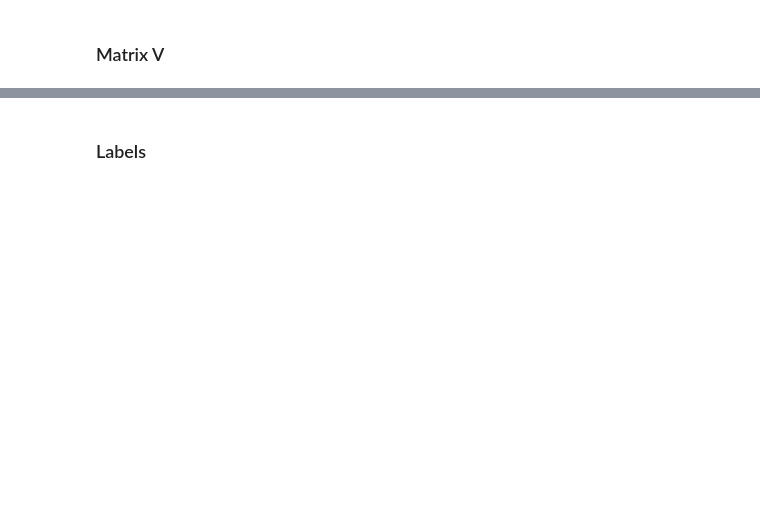
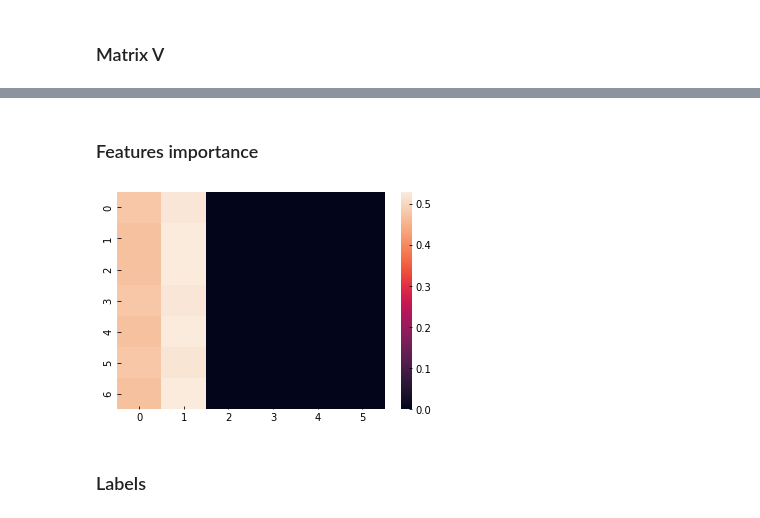
Before and after one commit to mateuscsc/ML_Project_CIN, a Jupyter notebook: code/notebooks/EFCM_LS1.ipynb, the cells around one changed output, grey strips where cells are left out. Drawn from its saved outputs; the diff is of its cells as text; code cells hidden in the pictures; blank space fills up the shorter version.

```diff
--- a/code/notebooks/EFCM_LS1.ipynb
+++ b/code/notebooks/EFCM_LS1.ipynb
@@ -89,3 +148,10 @@ model[np.argmin(u)].fuzzy_weight_matrix
+# %% [markdown]
+### Features importance
+# %%
+ax = sns.heatmap(model[np.argmin(u)].fuzzy_weight_matrix)
+plt.show()
+# %% [output]
+[figure, added]
 # %% [markdown]
 ### Labels
 # %%
```
Also changed, not shown: parts of 13 cells of this notebook.
